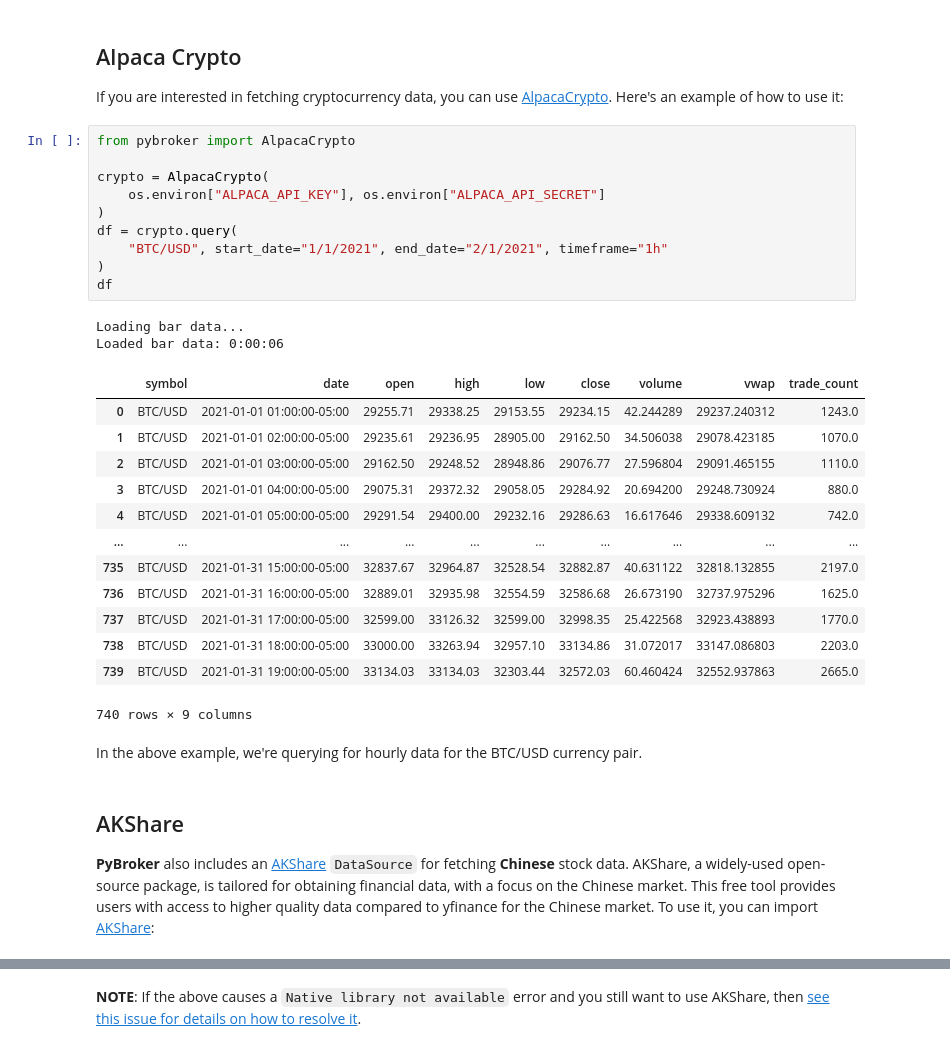
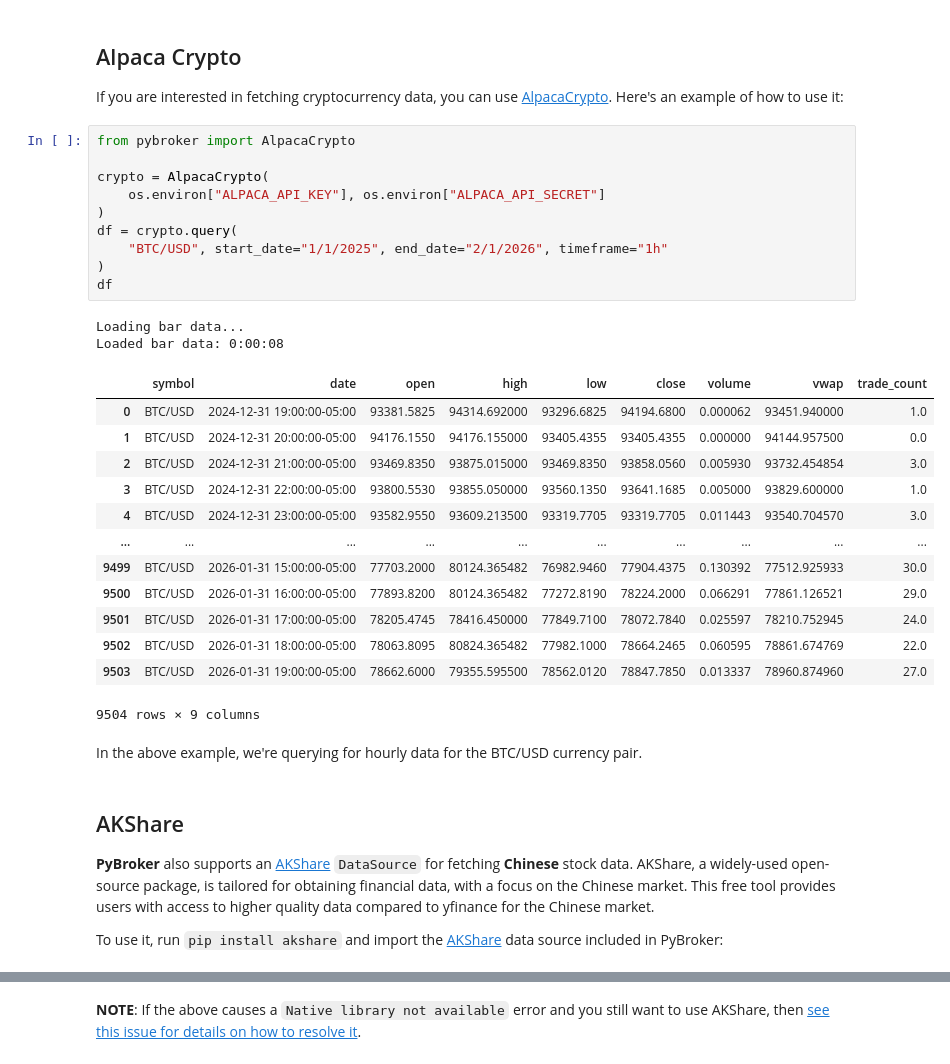
Before and after one commit to edtechre/pybroker, a Jupyter notebook: docs/source/notebooks/1. Getting Started with Data Sources.ipynb, the cells around one changed output, grey strips where cells are left out. Drawn from its saved outputs; the diff is of its cells as text.

Commit message:
Update 1. Getting Started with Data Sources.ipynb
Update dates, AKShare usage instructions.

````diff
--- a/docs/source/notebooks/1. Getting Started with Data Sources.ipynb
+++ b/docs/source/notebooks/1. Getting Started with Data Sources.ipynb
@@ -136,35 +136,37 @@ If you are interested in fetching cryptocurrency data, you can use [AlpacaCrypto
 # %%
 from pybroker import AlpacaCrypto
 
 crypto = AlpacaCrypto(
     os.environ["ALPACA_API_KEY"], os.environ["ALPACA_API_SECRET"]
 )
 df = crypto.query(
-    "BTC/USD", start_date="1/1/2021", end_date="2/1/2021", timeframe="1h"
+    "BTC/USD", start_date="1/1/2025", end_date="2/1/2026", timeframe="1h"
 )
 df
 # %% [output]
 Loading bar data...
-Loaded bar data: 0:00:06
+Loaded bar data: 0:00:08
 |  | symbol | date | open | high | low | close | volume | vwap | trade_count |
-| 0 | BTC/USD | 2021-01-01 01:00:00-05:00 | 29255.71 | 29338.25 | 29153.55 | 29234.15 | 42.244289 | 29237.240312 | 1243.0 |
-| 1 | BTC/USD | 2021-01-01 02:00:00-05:00 | 29235.61 | 29236.95 | 28905.00 | 29162.50 | 34.506038 | 29078.423185 | 1070.0 |
-| 2 | BTC/USD | 2021-01-01 03:00:00-05:00 | 29162.50 | 29248.52 | 28948.86 | 29076.77 | 27.596804 | 29091.465155 | 1110.0 |
-| 3 | BTC/USD | 2021-01-01 04:00:00-05:00 | 29075.31 | 29372.32 | 29058.05 | 29284.92 | 20.694200 | 29248.730924 | 880.0 |
-| 4 | BTC/USD | 2021-01-01 05:00:00-05:00 | 29291.54 | 29400.00 | 29232.16 | 29286.63 | 16.617646 | 29338.609132 | 742.0 |
+| 0 | BTC/USD | 2024-12-31 19:00:00-05:00 | 93381.5825 | 94314.692000 | 93296.6825 | 94194.6800 | 0.000062 | 93451.940000 | 1.0 |
+| 1 | BTC/USD | 2024-12-31 20:00:00-05:00 | 94176.1550 | 94176.155000 | 93405.4355 | 93405.4355 | 0.000000 | 94144.957500 | 0.0 |
+| 2 | BTC/USD | 2024-12-31 21:00:00-05:00 | 93469.8350 | 93875.015000 | 93469.8350 | 93858.0560 | 0.005930 | 93732.454854 | 3.0 |
+| 3 | BTC/USD | 2024-12-31 22:00:00-05:00 | 93800.5530 | 93855.050000 | 93560.1350 | 93641.1685 | 0.005000 | 93829.600000 | 1.0 |
+| 4 | BTC/USD | 2024-12-31 23:00:00-05:00 | 93582.9550 | 93609.213500 | 93319.7705 | 93319.7705 | 0.011443 | 93540.704570 | 3.0 |
 | ... | ... | ... | ... | ... | ... | ... | ... | ... | ... |
-| 735 | BTC/USD | 2021-01-31 15:00:00-05:00 | 32837.67 | 32964.87 | 32528.54 | 32882.87 | 40.631122 | 32818.132855 | 2197.0 |
-| 736 | BTC/USD | 2021-01-31 16:00:00-05:00 | 32889.01 | 32935.98 | 32554.59 | 32586.68 | 26.673190 | 32737.975296 | 1625.0 |
-| 737 | BTC/USD | 2021-01-31 17:00:00-05:00 | 32599.00 | 33126.32 | 32599.00 | 32998.35 | 25.422568 | 32923.438893 | 1770.0 |
-| 738 | BTC/USD | 2021-01-31 18:00:00-05:00 | 33000.00 | 33263.94 | 32957.10 | 33134.86 | 31.072017 | 33147.086803 | 2203.0 |
-| 739 | BTC/USD | 2021-01-31 19:00:00-05:00 | 33134.03 | 33134.03 | 32303.44 | 32572.03 | 60.460424 | 32552.937863 | 2665.0 |
+| 9499 | BTC/USD | 2026-01-31 15:00:00-05:00 | 77703.2000 | 80124.365482 | 76982.9460 | 77904.4375 | 0.130392 | 77512.925933 | 30.0 |
+| 9500 | BTC/USD | 2026-01-31 16:00:00-05:00 | 77893.8200 | 80124.365482 | 77272.8190 | 78224.2000 | 0.066291 | 77861.126521 | 29.0 |
+| 9501 | BTC/USD | 2026-01-31 17:00:00-05:00 | 78205.4745 | 78416.450000 | 77849.7100 | 78072.7840 | 0.025597 | 78210.752945 | 24.0 |
+| 9502 | BTC/USD | 2026-01-31 18:00:00-05:00 | 78063.8095 | 80824.365482 | 77982.1000 | 78664.2465 | 0.060595 | 78861.674769 | 22.0 |
+| 9503 | BTC/USD | 2026-01-31 19:00:00-05:00 | 78662.6000 | 79355.595500 | 78562.0120 | 78847.7850 | 0.013337 | 78960.874960 | 27.0 |
-740 rows × 9 columns
+9504 rows × 9 columns
 # %% [markdown]
 In the above example, we're querying for hourly data for the BTC/USD currency pair.
 # %% [markdown]
 ## AKShare
 
-**PyBroker** also includes an [AKShare](https://github.com/akfamily/akshare) ```DataSource``` for fetching **Chinese** stock data. AKShare, a widely-used open-source package, is tailored for obtaining financial data, with a focus on the Chinese market. This free tool provides users with access to higher quality data compared to yfinance for the Chinese market. To use it, you can import [AKShare](https://www.pybroker.com/en/latest/reference/pybroker.ext.data.html#pybroker.ext.data.AKShare):
+**PyBroker** also supports an [AKShare](https://github.com/akfamily/akshare) ```DataSource``` for fetching **Chinese** stock data. AKShare, a widely-used open-source package, is tailored for obtaining financial data, with a focus on the Chinese market. This free tool provides users with access to higher quality data compared to yfinance for the Chinese market.
+
+To use it, run `pip install akshare` and import the [AKShare](https://www.pybroker.com/en/latest/reference/pybroker.ext.data.html#pybroker.ext.data.AKShare) data source included in PyBroker:
 # %%
 from pybroker.ext.data import AKShare
 
````
Also changed, not shown: parts of 6 cells of this notebook.
